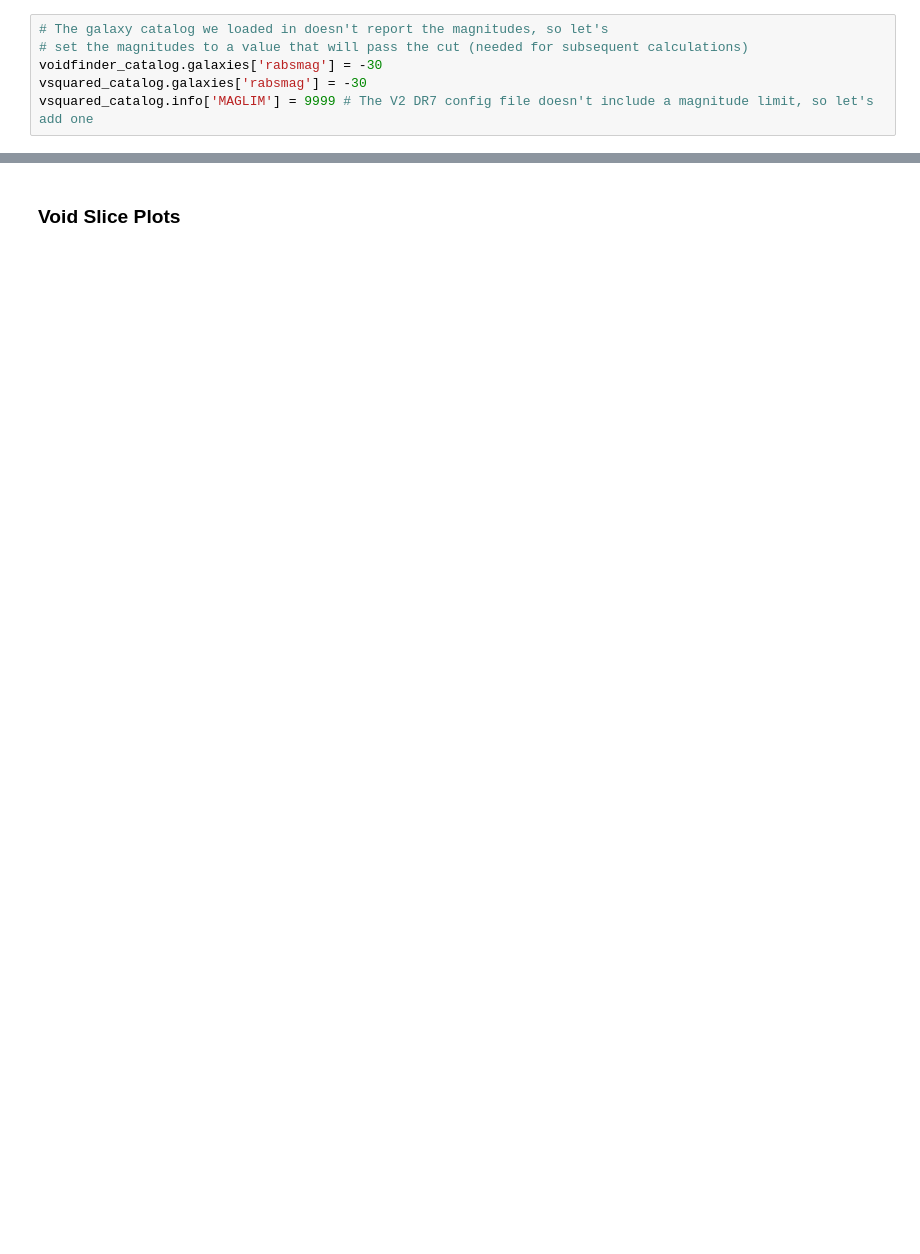
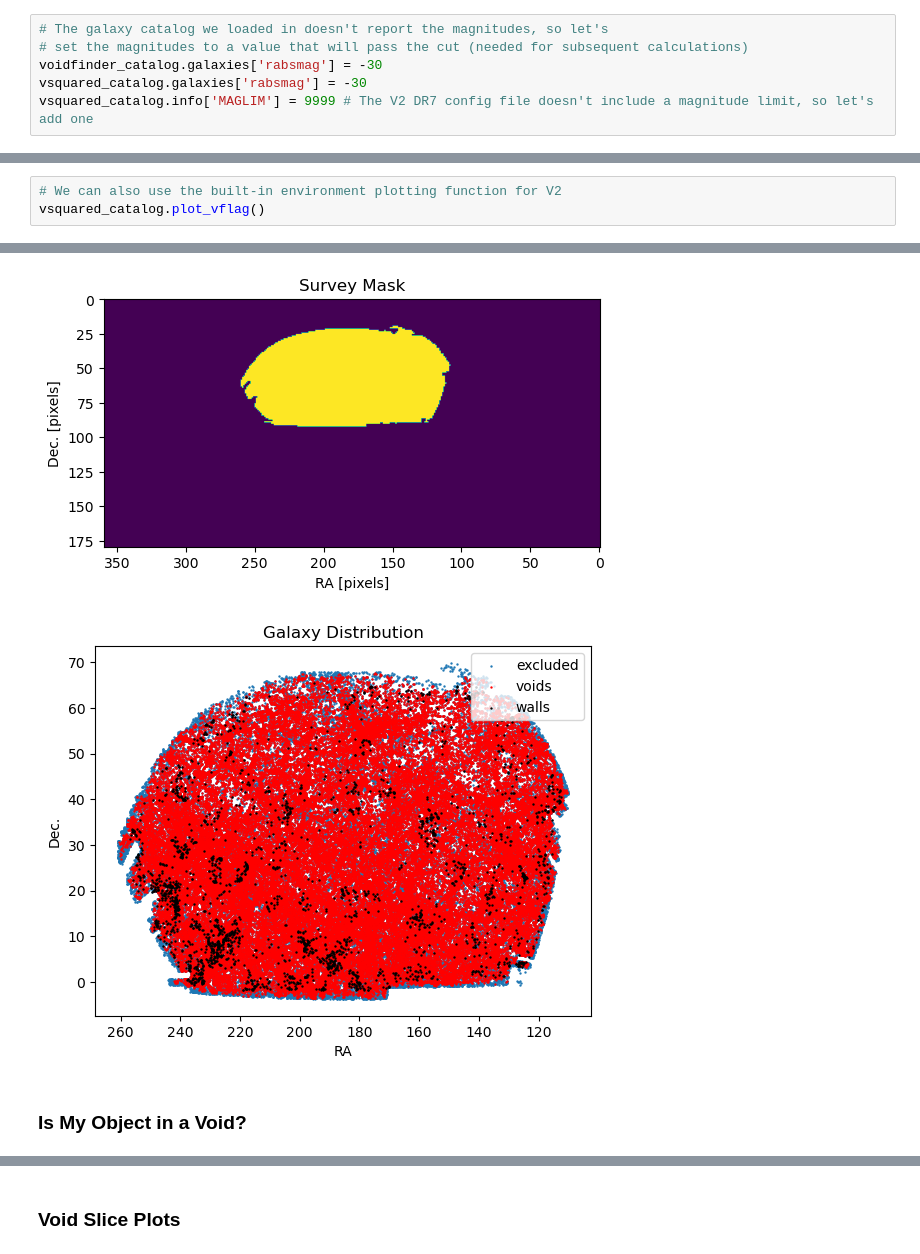
Before and after one commit to DESI-UR/VAST, a Jupyter notebook: example_scripts/void_analysis.ipynb, the cells around one changed output, grey strips where cells are left out. Cells and saved outputs as stored; diff of their text form; blank space fills up the shorter version.

```diff
--- a/example_scripts/void_analysis.ipynb
+++ b/example_scripts/void_analysis.ipynb
@@ -220,0 +347,4 @@ WARNING: ensure that the calculated vflags match the currently loaded galaxy fil
+# %%
+# We can also use the built-in environment plotting function for V2
+vsquared_catalog.plot_vflag()
+# %% [output]
@@ -220,0 +352,4 @@ WARNING: ensure that the calculated vflags match the currently loaded galaxy fil
+[figure, added]
+[figure, added]
+# %% [markdown]
+### Is My Object in a Void?
```
Also changed, not shown: parts of 27 cells of this notebook, 4 other files.
